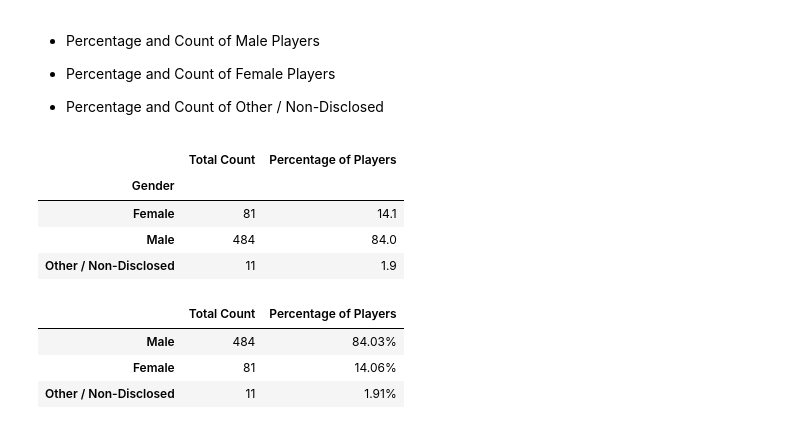
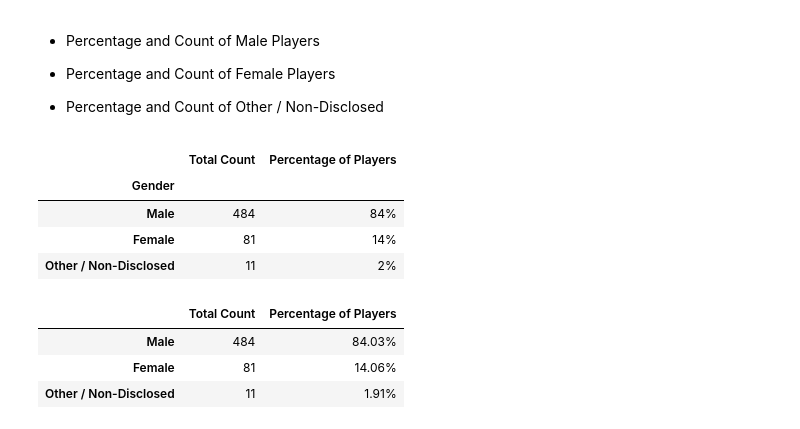
Before and after one commit to OpheliaH901/pandas-challenge, a Jupyter notebook: HeroesOfPymoli/HeroesOfPymoli_starter.ipynb, the cells around one changed output. Cells and saved outputs as stored; diff of their text form; code cells hidden in the pictures.

Commit message:
formatting added to Gen af

```diff
--- a/HeroesOfPymoli/HeroesOfPymoli_starter.ipynb
+++ b/HeroesOfPymoli/HeroesOfPymoli_starter.ipynb
@@ -108,20 +108,22 @@ Group_Percent = round(Group_Gender["SN"].nunique()/total_players * 100, 1)
 # %%
 #reference the calc to create df.
 
 Gender_Summary = pd.DataFrame({
     "Total Count":Group_Total,
     "Percentage of Players":Group_Percent,
    })
-Gender_Summary
+
 
 #sorting by total count
-Gender_Summary = Gender_Summary.sort.values
+Gender_Summary = Gender_Summary.sort_values("Total Count", ascending=False)
+Gender_Summary["Percentage of Players"] = Gender_Summary["Percentage of Players"].map("{0:.0f}%".format)
+Gender_Summary
 # %% [output]
 |  | Total Count | Percentage of Players |
 | Gender |  |  |
-| Female | 81 | 14.1 |
-| Male | 484 | 84.0 |
-| Other / Non-Disclosed | 11 | 1.9 |
+| Male | 484 | 84% |
+| Female | 81 | 14% |
+| Other / Non-Disclosed | 11 | 2% |
 # %%
 # %% [output]
 |  | Total Count | Percentage of Players |
```
